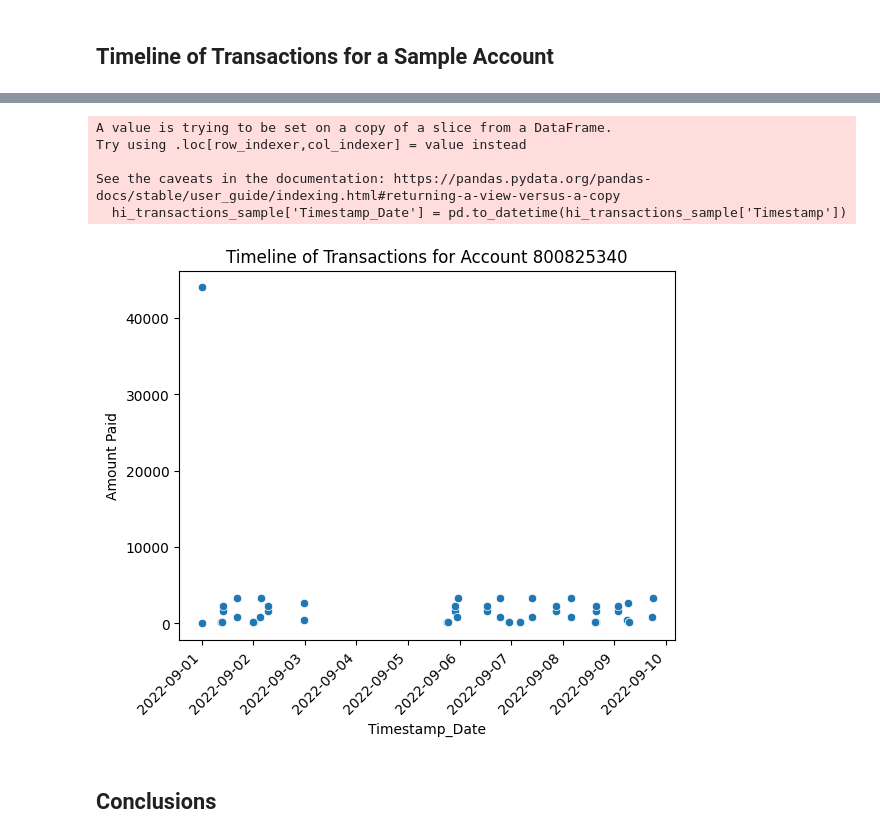
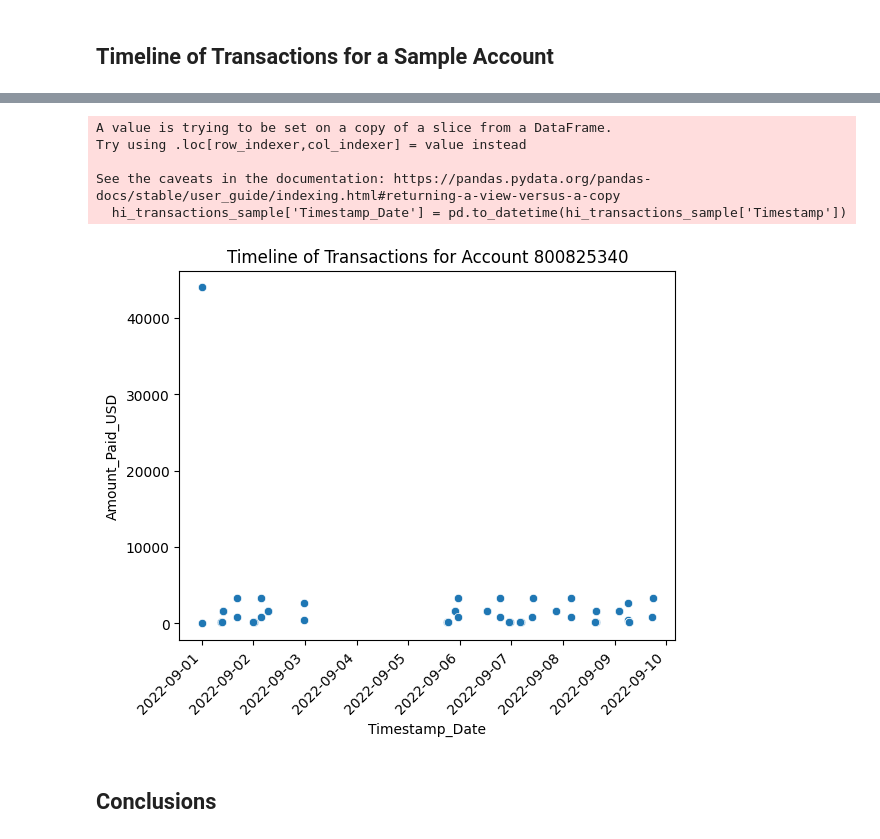
Before and after one commit to calebhadley1/Module-B-semester-2, a Jupyter notebook: ibm_eda.ipynb, the cells around one changed output, grey strips where cells are left out. Drawn from its saved outputs; the diff is of its cells as text; code cells hidden in the pictures.

```diff
--- a/ibm_eda.ipynb
+++ b/ibm_eda.ipynb
@@ -269,0 +302,3 @@ hi_small_trans_df['Amount_Paid_USD'] = hi_small_trans_df.apply(lambda row: row['
+# %%
+hi_small_trans_df = hi_small_trans_df.drop(columns=['Amount Paid', 'Amount Received'])
+hi_small_trans_df
@@ -410,17 +477,17 @@ hi_small_trans_df[hi_small_trans_df['Is Laundering'] == 1]
 # %%
 hi_transactions_sample = hi_small_trans_df[hi_small_trans_df['Account'] == '800825340']
 hi_transactions_sample['Timestamp_Date'] = pd.to_datetime(hi_transactions_sample['Timestamp'])
-sns.scatterplot(hi_transactions_sample, x="Timestamp_Date", y="Amount Paid")
+sns.scatterplot(hi_transactions_sample, x="Timestamp_Date", y="Amount_Paid_USD")
 plt.xticks(rotation=45, horizontalalignment='right')
 plt.title("Timeline of Transactions for Account 800825340")
 None
 # %% [output]
 A value is trying to be set on a copy of a slice from a DataFrame.
 Try using .loc[row_indexer,col_indexer] = value instead
 
 See the caveats in the documentation: https://pandas.pydata.org/pandas-docs/stable/user_guide/indexing.html#returning-a-view-versus-a-copy
   hi_transactions_sample['Timestamp_Date'] = pd.to_datetime(hi_transactions_sample['Timestamp'])
-[figure, old version]
+[figure, new version]
 # %% [markdown]
 ## Conclusions
 # %% [markdown]
```
Also changed, not shown: parts of 14 cells of this notebook.
